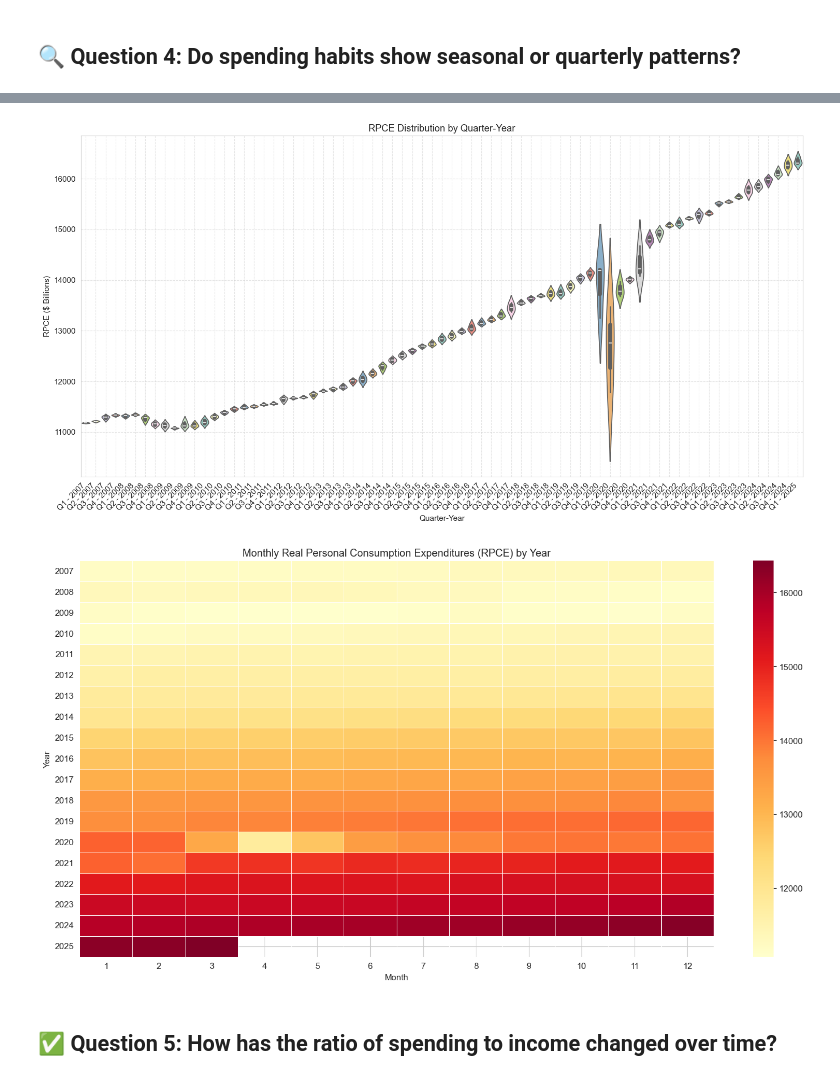
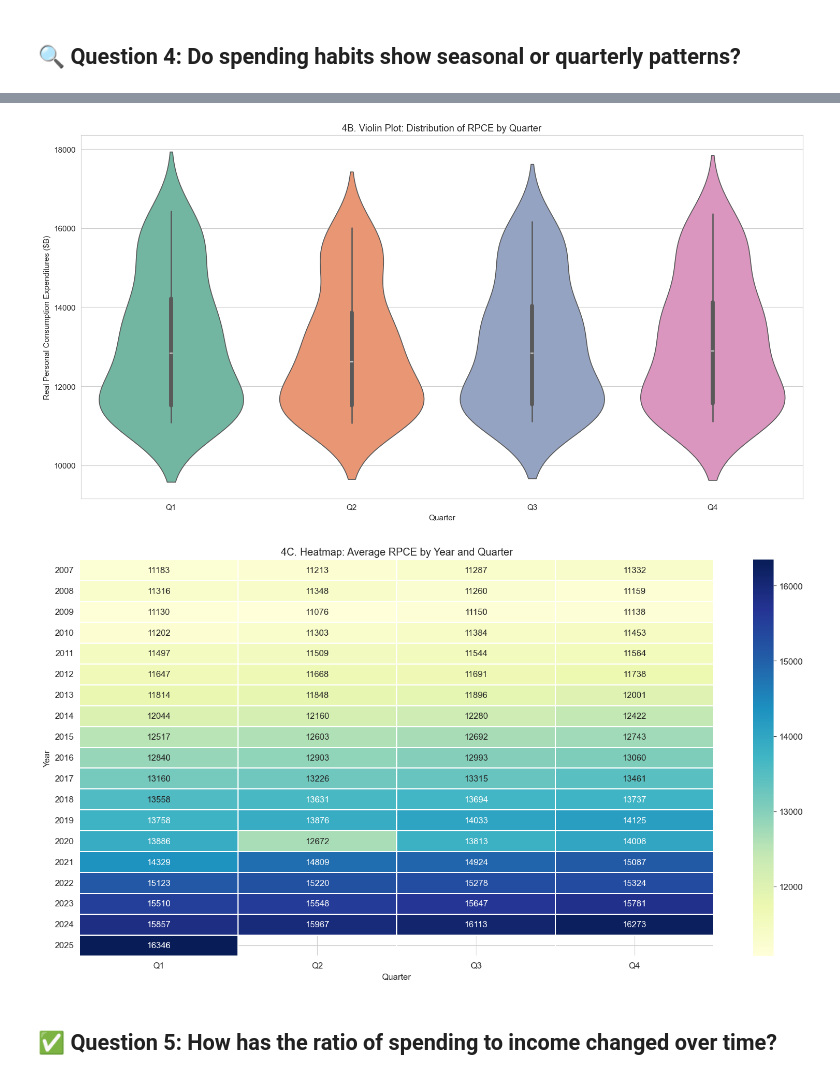
Before and after one commit to szhagnay/Cohort-A-Econ, a Jupyter notebook: notebooks/Jessenia_eda.ipynb, the cells around one changed output, grey strips where cells are left out. Cells and saved outputs as stored; diff of their text form; code cells hidden in the pictures.

```diff
--- a/notebooks/Jessenia_eda.ipynb
+++ b/notebooks/Jessenia_eda.ipynb
@@ -600,49 +584,35 @@ plt.show()
 # %% [markdown]
 ## 🔍 Question 4: Do spending habits show seasonal or quarterly patterns?
 # %%
-# Add QUARTER_LABEL for better x-axis granularity
-us_econ['QUARTER_LABEL'] = us_econ['QUARTER'].astype(str) + " - " + us_econ['YEAR'].astype(str)
+# Create a label to identify quarters by year
+us_econ['QUARTER_LABEL'] = us_econ['QUARTER'] + " - " + us_econ['YEAR'].astype(str)
 
-# Chart 4A – Boxplot by Quarter
-# Chart Type: Boxplot
-# Purpose: Visualize RPCE spread across Q1–Q4 to detect seasonal spikes or dips
+# Chart 4A: Boxplot of RPCE by Quarter-Year
 plt.figure(figsize=(15, 8))
-sns.boxplot(data=us_econ, x='QUARTER', y='Real_Personal_Consumption_Expenditures', palette='Set2')
-plt.title('Real Personal Consumption Expenditures by Quarter')
-plt.xlabel('Quarter')
-plt.ylabel('RPCE ($ Billions)')
-plt.grid(True, linestyle='--', alpha=0.5)
+sns.boxplot(data=us_econ, x="QUARTER_LABEL", y="Real_Personal_Consumption_Expenditures", palette="Set3")
+plt.title("4A. Boxplot: Real Personal Consumption Expenditures by Quarter-Year")
+plt.xlabel("Quarter-Year")
+plt.ylabel("Real Personal Consumption Expenditures ($B)")
+plt.xticks(rotation=45, ha='right')
 plt.tight_layout()
 plt.show()
 
-# Chart 4B – Violin Plot by Quarter-Year
-# Chart Type: Violin Plot
-# Purpose: Capture distribution of RPCE over each quarter-year
+# Chart 4B: Violin Plot of RPCE by Quarter
 plt.figure(figsize=(15, 8))
-sns.violinplot(data=us_econ, x='QUARTER_LABEL', y='Real_Personal_Consumption_Expenditures', palette='Set3')
-plt.title('RPCE Distribution by Quarter-Year')
-plt.xlabel('Quarter-Year')
-plt.ylabel('RPCE ($ Billions)')
-plt.xticks(rotation=45, ha='right')
-plt.grid(True, linestyle='--', alpha=0.5)
+sns.violinplot(data=us_econ, x="QUARTER", y="Real_Personal_Consumption_Expenditures", palette="Set2")
+plt.title("4B. Violin Plot: Distribution of RPCE by Quarter")
+plt.xlabel("Quarter")
+plt.ylabel("Real Personal Consumption Expenditures ($B)")
 plt.tight_layout()
 plt.show()
 
-# Chart 4C – Heatmap of RPCE by Year and Month Number
-# Chart Type: Heatmap
-# Purpose: Reveal year-over-month intensity patterns in spending
-heat_data = us_econ.pivot_table(
-    index='YEAR',
-    columns='MONTH',
-    values='Real_Personal_Consumption_Expenditures',
-    aggfunc='mean'
-)
-
+# Chart 4C: Heatmap of Avg RPCE by Year and Quarter
+heatmap_data = us_econ.groupby(['YEAR', 'QUARTER'])['Real_Personal_Consumption_Expenditures'].mean().unstack()
 plt.figure(figsize=(15, 8))
-sns.heatmap(heat_data, cmap='YlOrRd', linewidths=0.5, annot=False)
-plt.title('Monthly Real Personal Consumption Expenditures (RPCE) by Year')
-plt.xlabel('Month')
-plt.ylabel('Year')
+sns.heatmap(heatmap_data, annot=True, fmt=".0f", cmap="YlGnBu", linewidths=0.3)
+plt.title("4C. Heatmap: Average RPCE by Year and Quarter")
+plt.xlabel("Quarter")
+plt.ylabel("Year")
 plt.tight_layout()
 plt.show()
 # %% [output]
@@ -650,5 +620,5 @@ plt.show()
-[figure, old version]
+[figure, new version]
-[figure, old version]
+[figure, new version]
 # %% [markdown]
 ## ✅ Question 5: How has the ratio of spending to income changed over time?
 # %%
```
Also changed, not shown: parts of 16 cells of this notebook, 1 other file.
